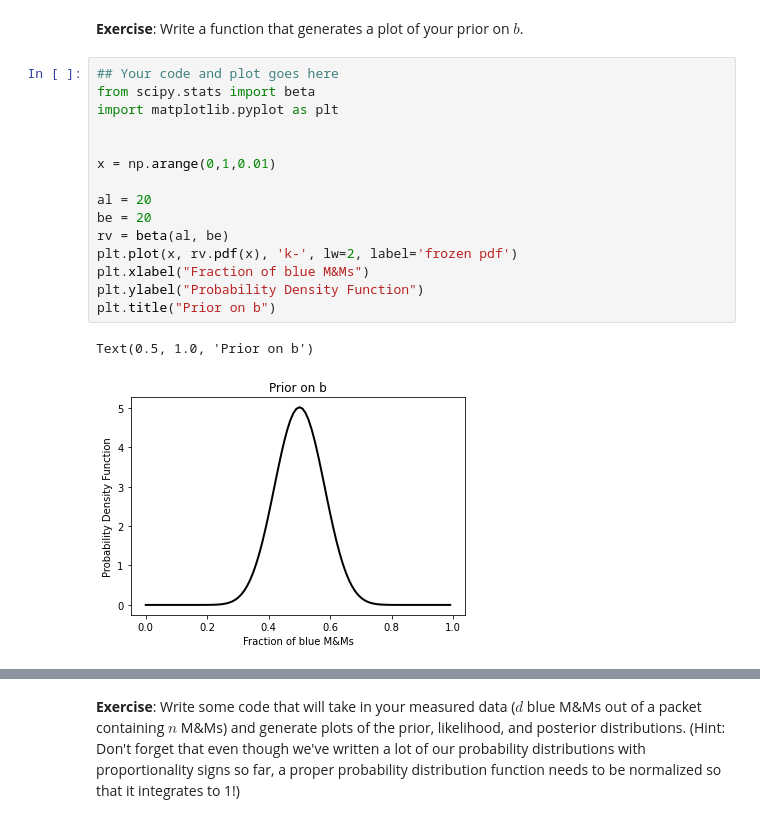
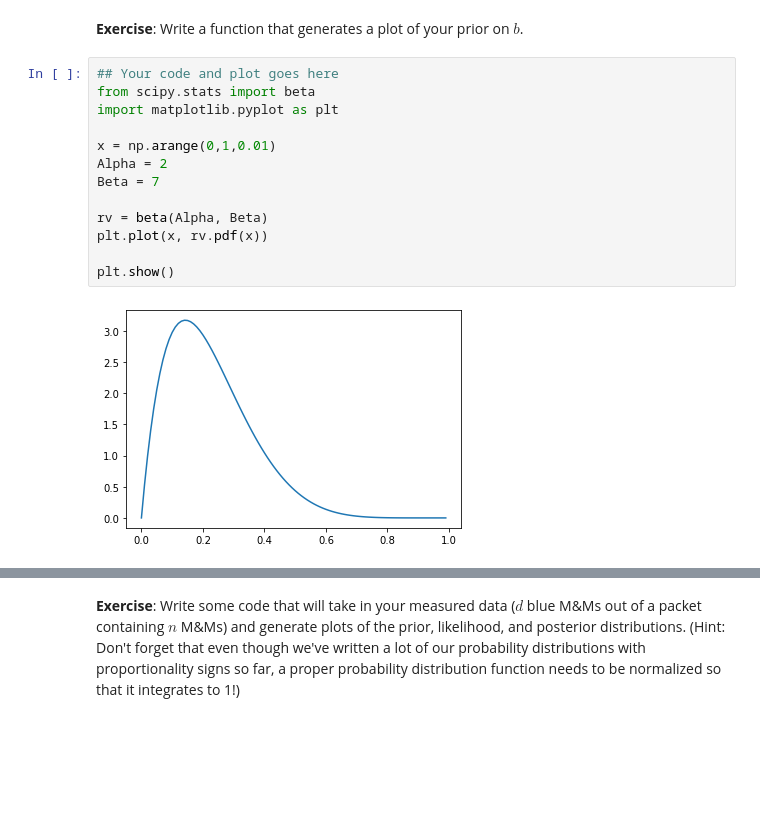
Before and after one commit to SaadNaeem96/Astrophysics_DataScience, a Jupyter notebook: CodingLab05/CodingLab05_Bayes.ipynb, the cells around one changed output, grey strips where cells are left out. Saved outputs shown, nothing was run; the diff lists cells and outputs as text; blank space fills up the shorter version.

```diff
--- a/CodingLab05/CodingLab05_Bayes.ipynb
+++ b/CodingLab05/CodingLab05_Bayes.ipynb
@@ -72,18 +69,15 @@ __Exercise__: Write a function that generates a plot of your prior on $b$.
 # %%
 ## Your code and plot goes here
 from scipy.stats import beta
 import matplotlib.pyplot as plt
 
+x = np.arange(0,1,0.01)
+Alpha = 2
+Beta = 7
 
-x = np.arange(0,1,0.01)
+rv = beta(Alpha, Beta)
+plt.plot(x, rv.pdf(x))
 
-al = 20
-be = 20
-rv = beta(al, be)
-plt.plot(x, rv.pdf(x), 'k-', lw=2, label='frozen pdf')
-plt.xlabel("Fraction of blue M&Ms")
-plt.ylabel("Probability Density Function")
-plt.title("Prior on b")
+plt.show()
 # %% [output]
-Text(0.5, 1.0, 'Prior on b')
-[figure, old version]
+[figure, new version]
```
Also changed, not shown: parts of 27 cells of this notebook, 5 other files.
